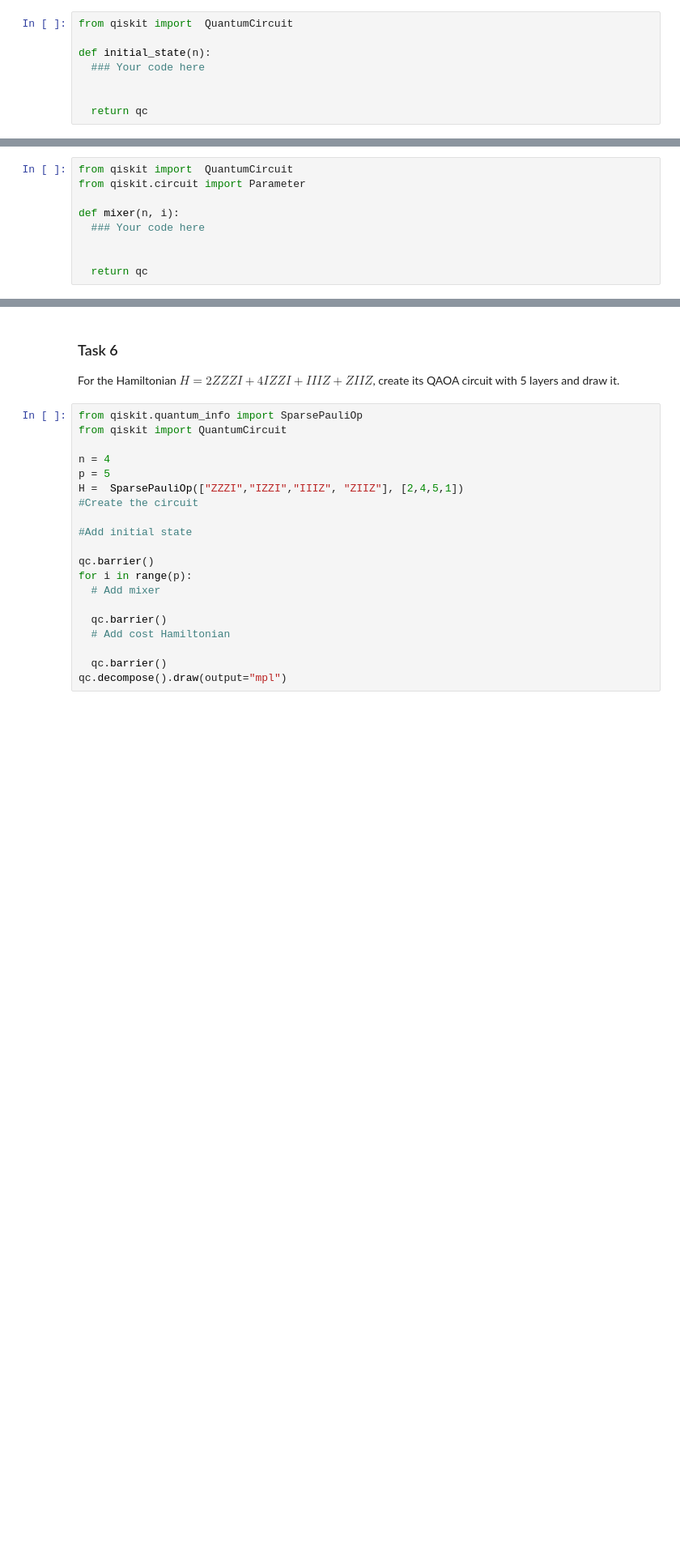
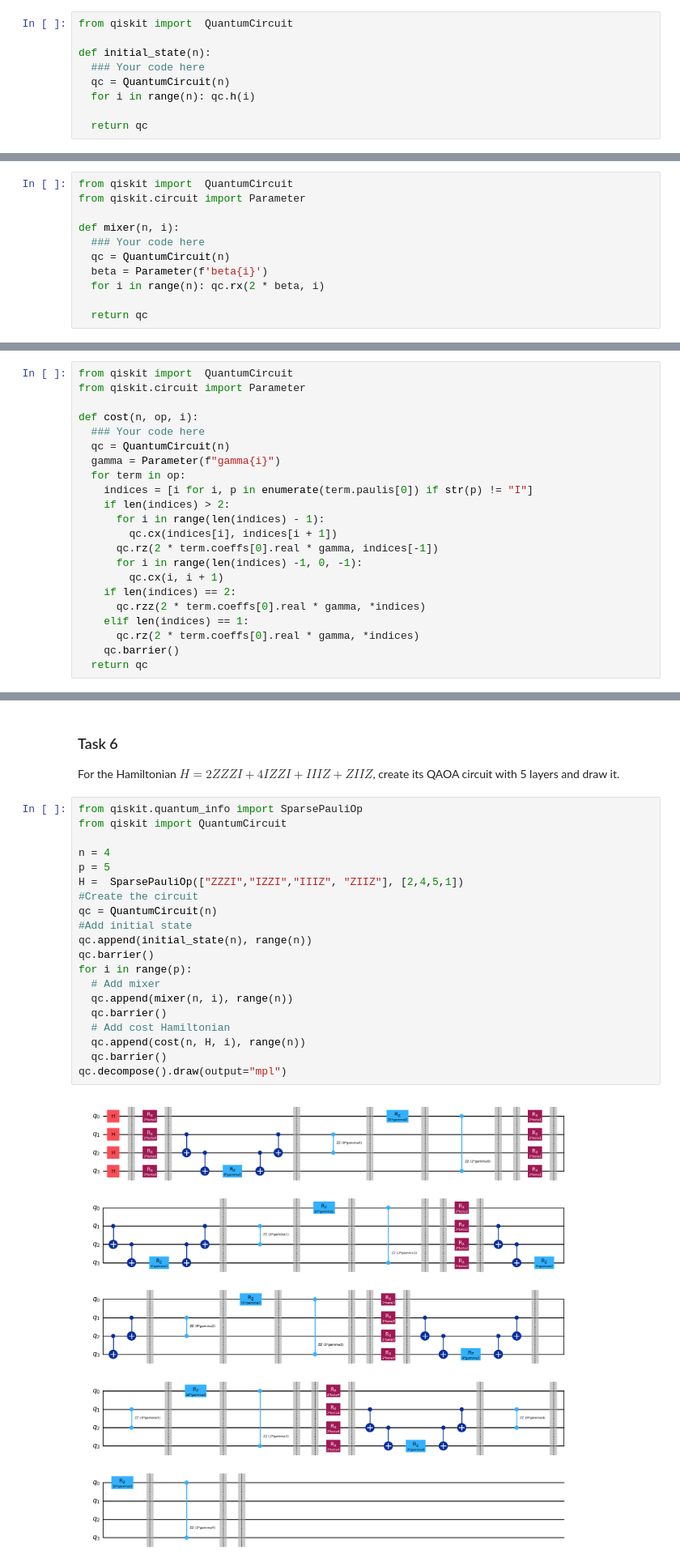
Before and after one commit to james-lucius/qureca_ADEQUATE, a Jupyter notebook: M6_421_04_quantum_approximate_optimization_algorithm_implementation_coding.ipynb, the cells around one changed output, grey strips where cells are left out. Shown at 81% size. Drawn from its saved outputs; the diff is of its cells as text; blank space fills up the shorter version.

```diff
--- a/M6_421_04_quantum_approximate_optimization_algorithm_implementation_coding.ipynb
+++ b/M6_421_04_quantum_approximate_optimization_algorithm_implementation_coding.ipynb
@@ -58,7 +63,8 @@ from qiskit import  QuantumCircuit
 
 def initial_state(n):
   ### Your code here
-
+  qc = QuantumCircuit(n)
+  for i in range(n): qc.h(i)
 
   return qc
 # %% [markdown]
@@ -81,7 +87,9 @@ from qiskit.circuit import Parameter
 
 def mixer(n, i):
   ### Your code here
-
+  qc = QuantumCircuit(n)
+  beta = Parameter(f'beta{i}')
+  for i in range(n): qc.rx(2 * beta, i)
 
   return qc
 # %% [markdown]
@@ -140,3 +147,25 @@ def cost(n, op, i):
+# %%
+from qiskit import  QuantumCircuit
+from qiskit.circuit import Parameter
+
+def cost(n, op, i):
+  ### Your code here
+  qc = QuantumCircuit(n)
+  gamma = Parameter(f"gamma{i}")
+  for term in op:
+    indices = [i for i, p in enumerate(term.paulis[0]) if str(p) != "I"]
+    if len(indices) > 2:
+      for i in range(len(indices) - 1):
+        qc.cx(indices[i], indices[i + 1])
+      qc.rz(2 * term.coeffs[0].real * gamma, indices[-1])
+      for i in range(len(indices) -1, 0, -1):
+        qc.cx(i, i + 1)
+    if len(indices) == 2:
+      qc.rzz(2 * term.coeffs[0].real * gamma, *indices)
+    elif len(indices) == 1:
+      qc.rz(2 * term.coeffs[0].real * gamma, *indices)
+    qc.barrier()
+  return qc
 # %% [markdown]
 ### Solution
 # %%
@@ -210,23 +246,25 @@ For the Hamiltonian $H= 2ZZZI + 4IZZI + IIIZ + ZIIZ$, create its QAOA circuit wi
 # %%
 from qiskit.quantum_info import SparsePauliOp
 from qiskit import QuantumCircuit
 
 n = 4
 p = 5
 H =  SparsePauliOp(["ZZZI","IZZI","IIIZ", "ZIIZ"], [2,4,5,1])
 #Create the circuit
-
+qc = QuantumCircuit(n)
 #Add initial state
-
+qc.append(initial_state(n), range(n))
 qc.barrier()
 for i in range(p):
   # Add mixer
-
+  qc.append(mixer(n, i), range(n))
   qc.barrier()
   # Add cost Hamiltonian
-
+  qc.append(cost(n, H, i), range(n))
   qc.barrier()
 qc.decompose().draw(output="mpl")
+# %% [output]
+[figure, added]
 # %% [markdown]
 ### Solution
 # %%
```
Also changed, not shown: parts of 7 cells of this notebook.
